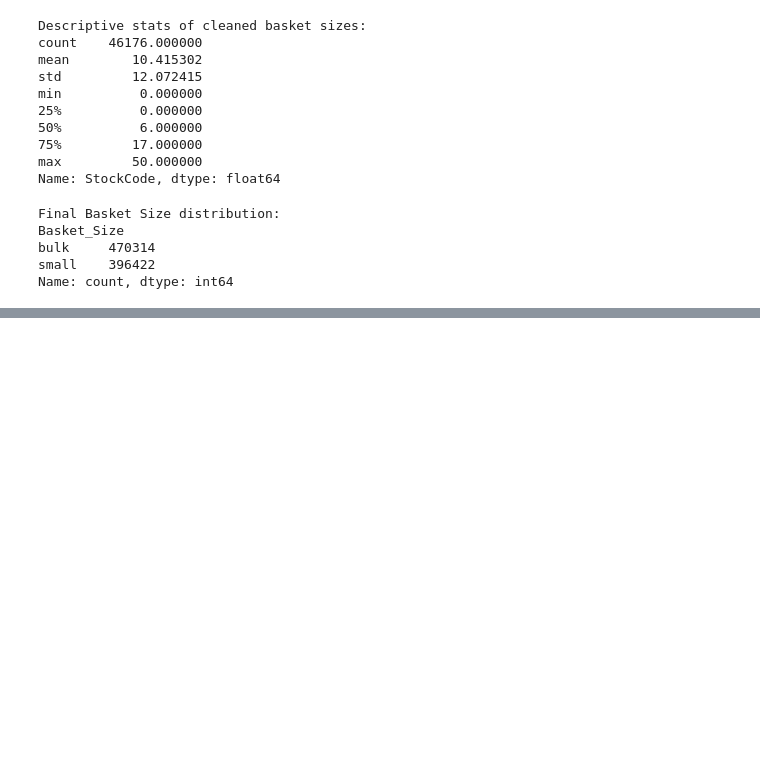
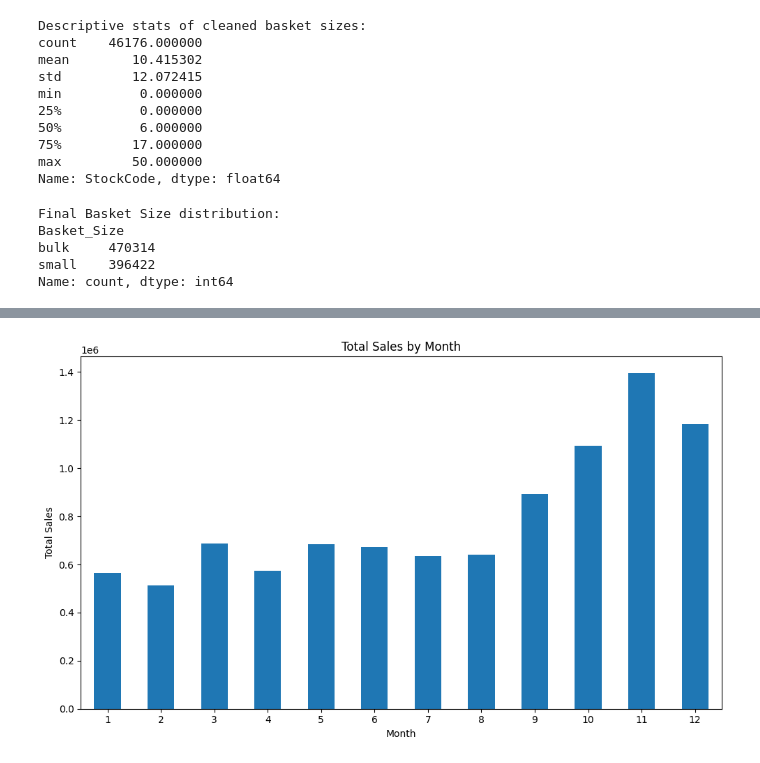
Before and after one commit to abhishiron/price-optimisation, a Jupyter notebook: notebooks/01_data_cleaning.ipynb, the cells around one changed output, grey strips where cells are left out. Cells and saved outputs as stored; diff of their text form; code cells hidden in the pictures; blank space fills up the shorter version.

```diff
--- a/notebooks/01_data_cleaning.ipynb
+++ b/notebooks/01_data_cleaning.ipynb
@@ -294,0 +346,3 @@ df_cleaned.head()
+# %%
+df_cleaned['Total_Price'] = df_cleaned['Quantity'] * df_cleaned['Price']
+df_cleaned.head()
@@ -294,0 +382,16 @@ df_cleaned.head()
+# %%
+# --- 1. Sales by Month ---
+# Group by Month and sum the Sales
+sales_by_month = df_cleaned.groupby('Month')['Sales'].sum()
+
+# Plot the bar chart
+plt.figure(figsize=(10, 6))
+sales_by_month.plot(kind='bar')
+plt.title('Total Sales by Month')
+plt.xlabel('Month')
+plt.ylabel('Total Sales')
+plt.xticks(rotation=0)
+plt.tight_layout()
+plt.show()
+# %% [output]
+[figure, added]
```
Also changed, not shown: parts of 25 cells of this notebook.
